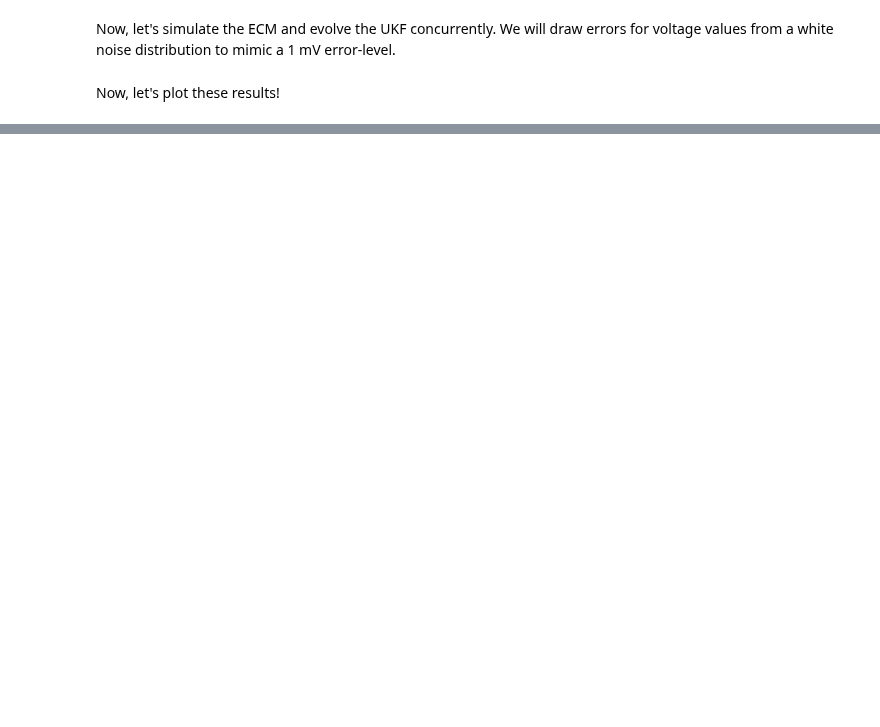
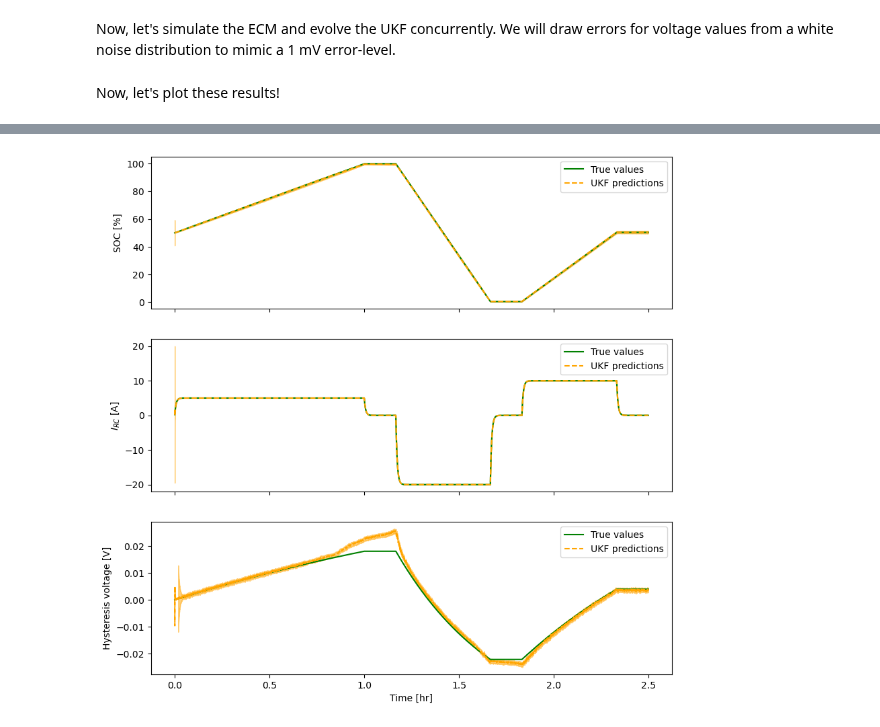
Before and after one commit to ROVI-org/auto-soh, a Jupyter notebook: notebooks/demonstrate_ukf.ipynb, the cells around one changed output, grey strips where cells are left out. Cells and saved outputs as stored; diff of their text form; code cells hidden in the pictures; blank space fills up the shorter version.

```diff
--- a/notebooks/demonstrate_ukf.ipynb
+++ b/notebooks/demonstrate_ukf.ipynb
@@ -172,7 +174,7 @@ _ = ax.set_xlabel('Time [hr]')
 # SOC, I_RC, Hyst
 fig, ax = plt.subplots(3, 1, figsize=(10,10), sharex='col')
 ax[0].plot(timestamps / 3600,
-           100 * np.array([transient.soc for transient in simulator.transient_history[1:]]),
+           100 * np.array([transient.soc.item() for transient in simulator.transient_history[1:]]),
            color='green',
            label='True values')
 ax[0].plot(timestamps / 3600,
@@ -192,31 +194,33 @@ ax[1].plot(timestamps / 3600,
 ax[1].plot(timestamps / 3600,
            ukf_irc,
            color='orange',
            linestyle='--',
            label='UKF predictions')
 ax[1].fill_between(timestamps / 3600,
                    ukf_irc + ukf_irc_err,
                    ukf_irc - ukf_irc_err,
                    color='orange',
                    alpha=0.5)
 ax[2].plot(timestamps / 3600,
-           [transient.hyst for transient in simulator.transient_history[1:]],
+           [transient.hyst.item() for transient in simulator.transient_history[1:]],
            color='green',
            label='True values')
 ax[2].plot(timestamps / 3600,
            ukf_hyst,
            color='orange',
            linestyle='--',
            label='UKF predictions')
 ax[2].fill_between(timestamps[60:] / 3600,  # for the first 1 minute, uncertainty dominates in hysteresis
                    (ukf_hyst + ukf_hyst_err)[60:],
                    (ukf_hyst - ukf_hyst_err)[60:],
                    color='orange',
                    alpha=0.5)
 ax[0].legend()
 ax[1].legend()
 ax[2].legend()
 ax[0].set_ylabel('SOC [%]')
 ax[1].set_ylabel(r'$I_{RC}$ [A]')
 ax[2].set_ylabel('Hysteresis voltage [V]')
 _ = ax[2].set_xlabel('Time [hr]')
+# %% [output]
+[figure, added]
```
Also changed, not shown: parts of 4 cells of this notebook, 3 other files.
